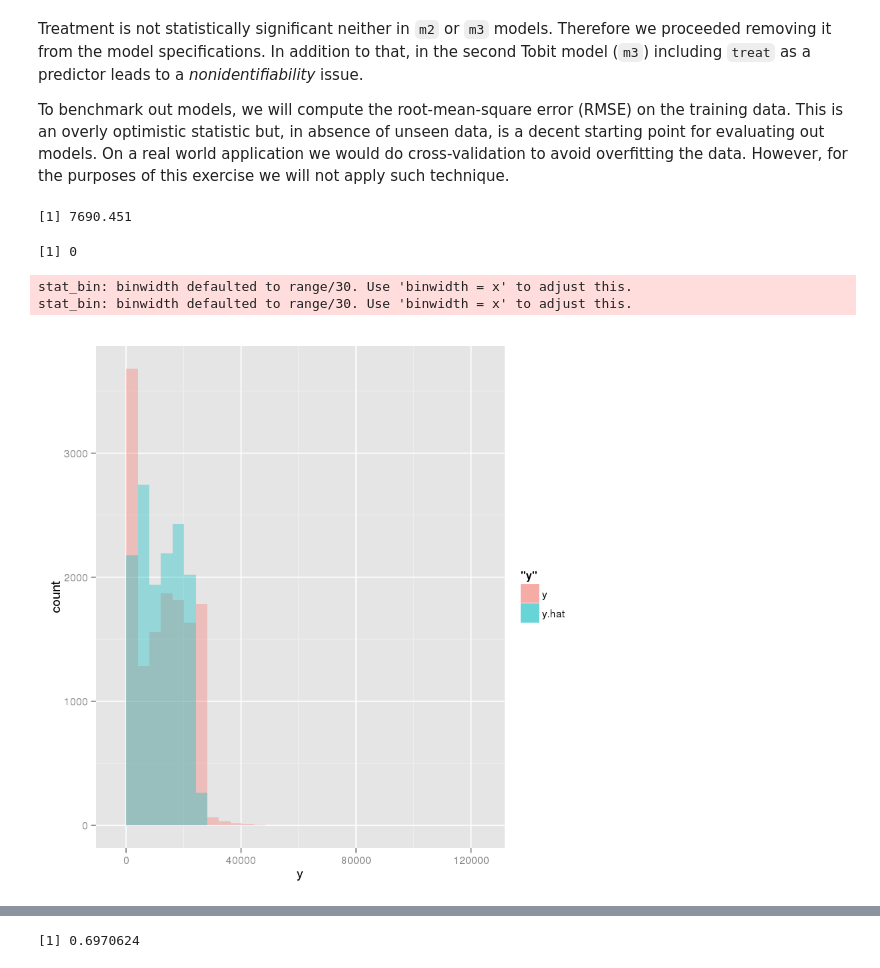
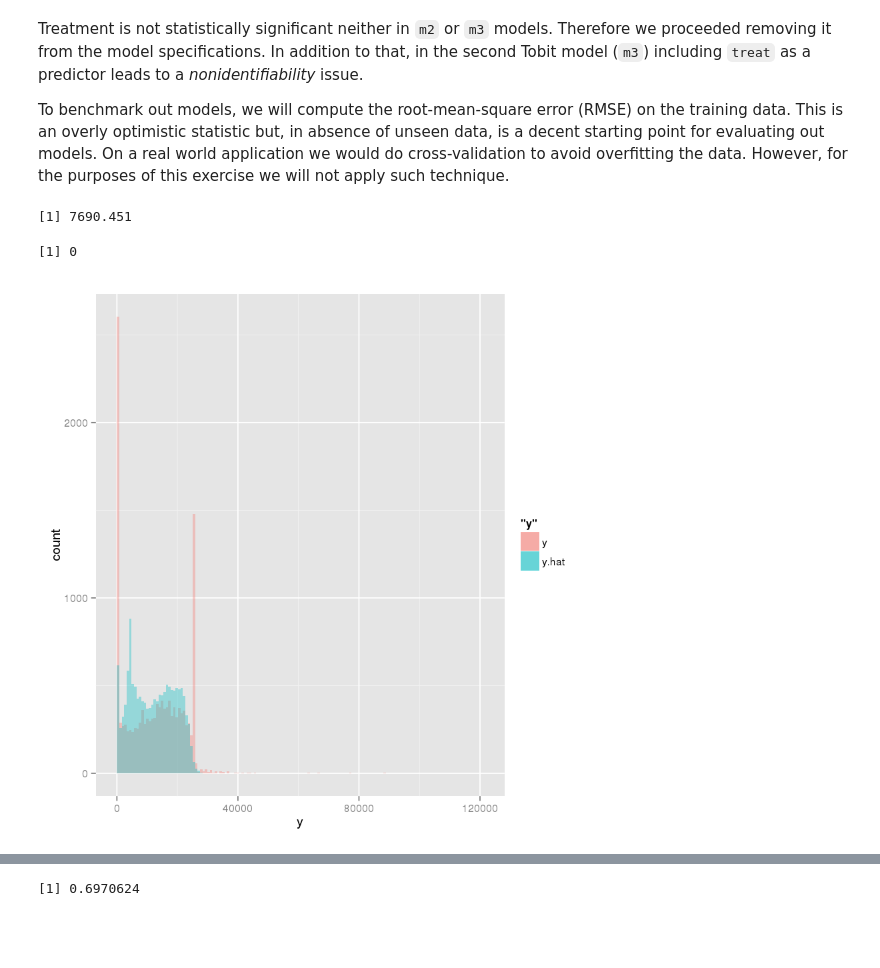
Before and after one commit to IamGianluca/arm, a Jupyter notebook: ch6/arm_ch6p5.ipynb, the cells around one changed output, grey strips where cells are left out. Saved outputs shown, nothing was run; the diff lists cells and outputs as text; code cells hidden in the pictures; blank space fills up the shorter version.

Commit message:
improve plots, still missing coefficients interpretation

```diff
--- a/ch6/arm_ch6p5.ipynb
+++ b/ch6/arm_ch6p5.ipynb
@@ -208,16 +200,14 @@ To benchmark out models, we will compute the root-mean-square error (RMSE) on th
 # %%
 y.hat <- ifelse(predict(m2, set1)[,1]<0, 0, predict(m2, set1)[,1]) # predicted values can't go below 0
 y <- set1$re78
 sqrt(mean((y-y.hat)**2))
 first <- data.frame(cbind(y, y.hat))
 min(y.hat)
-ggplot(data=first) + geom_histogram(aes(x=y, fill="y"), alpha=.35) + geom_histogram(aes(x=y.hat, fill="y.hat"), alpha=.35)
+ggplot(data=first) + geom_histogram(aes(x=y, fill="y"), alpha=.35, binwidth=(range(first$y)[2] - range(first$y)[1])/150) + geom_histogram(aes(x=y.hat, fill="y.hat"), alpha=.35, binwidth=(range(first$y)[2] - range(first$y)[1])/150)
 # %% [output]
 [1] 7690.451
 [1] 0
-stat_bin: binwidth defaulted to range/30. Use 'binwidth = x' to adjust this.
-stat_bin: binwidth defaulted to range/30. Use 'binwidth = x' to adjust this.
-[figure, old version]
+[figure, new version]
 # %%
 y.hat <- predict(m3, set2)[,1] # in this case we actually know values can go below 25,564 so we won't manually censor them
 y <- set2$re78
```
Also changed, not shown: parts of 4 cells of this notebook.
